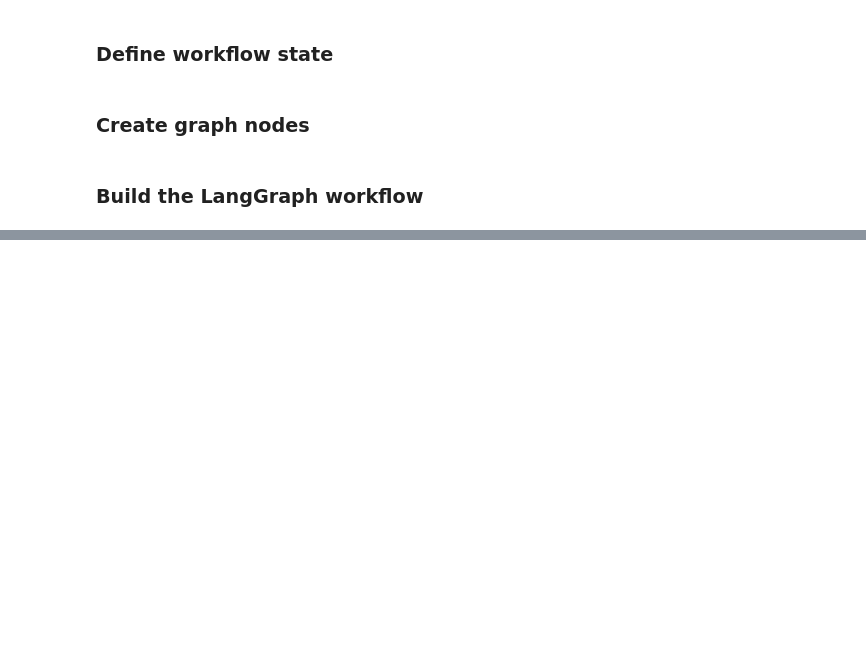
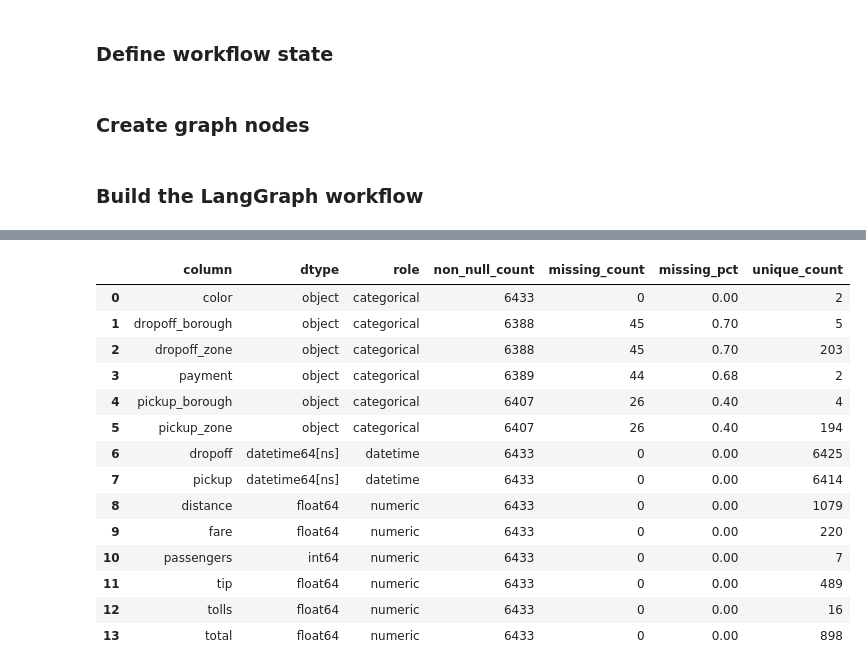
Before and after one commit to mdmohsin212/Generative-AI, a Jupyter notebook: Data Analysis Agent/Data_analysis_agent.ipynb, the cells around one changed output, grey strips where cells are left out. Cells and saved outputs as stored; diff of their text form; code cells hidden in the pictures; blank space fills up the shorter version.

```diff
--- a/Data Analysis Agent/Data_analysis_agent.ipynb
+++ b/Data Analysis Agent/Data_analysis_agent.ipynb
@@ -625,0 +659,4 @@ analysis_graph = builder.compile()
+# %%
+display(result["analysis"]["preview_df"])
+display(result["analysis"]["schema_df"])
+# %% [output]
@@ -625,0 +669,15 @@ analysis_graph = builder.compile()
+|  | column | dtype | role | non_null_count | missing_count | missing_pct | unique_count |
+| 0 | color | object | categorical | 6433 | 0 | 0.00 | 2 |
+| 1 | dropoff_borough | object | categorical | 6388 | 45 | 0.70 | 5 |
+| 2 | dropoff_zone | object | categorical | 6388 | 45 | 0.70 | 203 |
+| 3 | payment | object | categorical | 6389 | 44 | 0.68 | 2 |
+| 4 | pickup_borough | object | categorical | 6407 | 26 | 0.40 | 4 |
+| 5 | pickup_zone | object | categorical | 6407 | 26 | 0.40 | 194 |
+| 6 | dropoff | datetime64[ns] | datetime | 6433 | 0 | 0.00 | 6425 |
+| 7 | pickup | datetime64[ns] | datetime | 6433 | 0 | 0.00 | 6414 |
+| 8 | distance | float64 | numeric | 6433 | 0 | 0.00 | 1079 |
+| 9 | fare | float64 | numeric | 6433 | 0 | 0.00 | 220 |
+| 10 | passengers | int64 | numeric | 6433 | 0 | 0.00 | 7 |
+| 11 | tip | float64 | numeric | 6433 | 0 | 0.00 | 489 |
+| 12 | tolls | float64 | numeric | 6433 | 0 | 0.00 | 16 |
+| 13 | total | float64 | numeric | 6433 | 0 | 0.00 | 898 |
```
Also changed, not shown: parts of 10 cells of this notebook.
